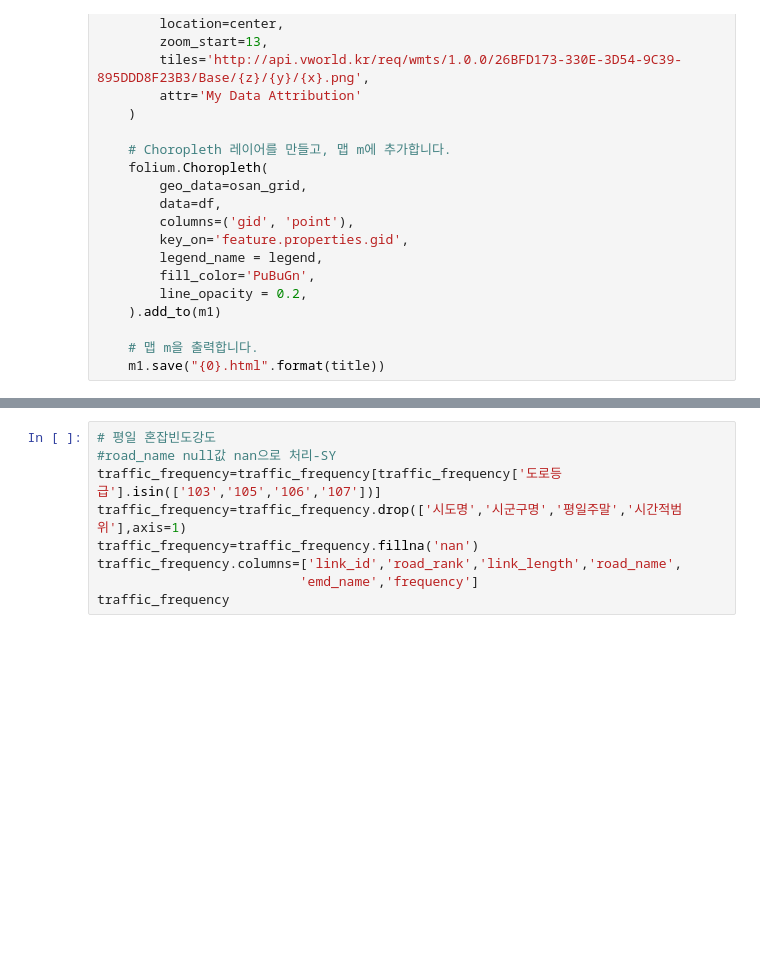
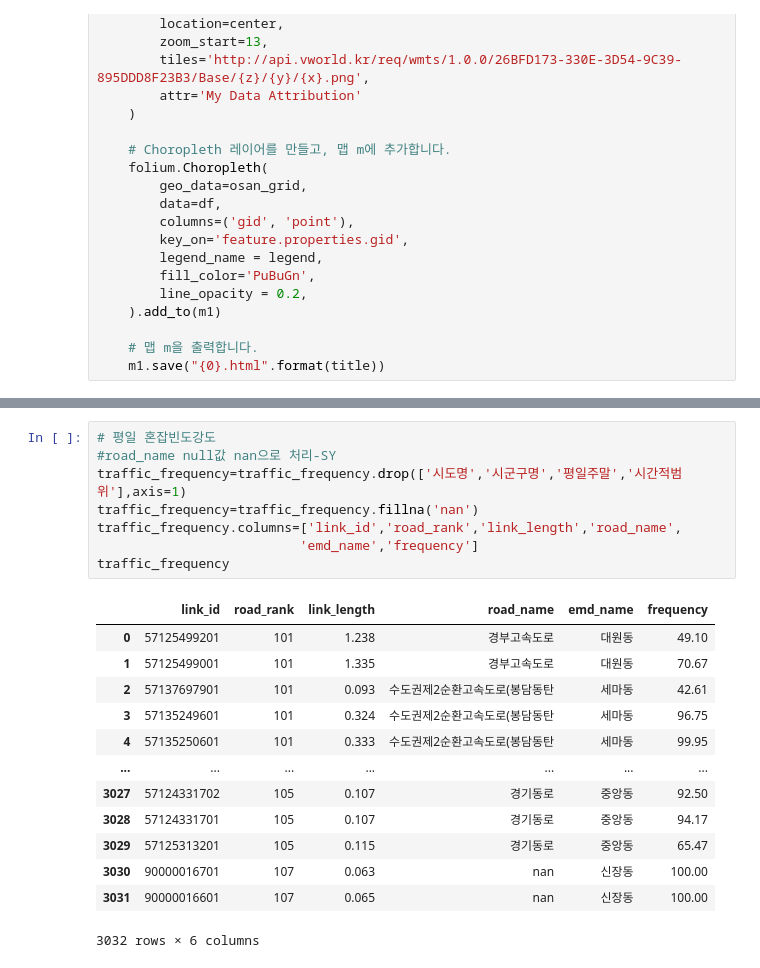
Before and after one commit to syjung98/OSAN_Predict_Accident, a Jupyter notebook: Osan_data_preprocessing.ipynb, the cells around one changed output, grey strips where cells are left out. Saved outputs shown, nothing was run; the diff lists cells and outputs as text; blank space fills up the shorter version.

```diff
--- a/Osan_data_preprocessing.ipynb
+++ b/Osan_data_preprocessing.ipynb
@@ -267,12 +538,25 @@ traffic
 # %%
 # 평일 혼잡빈도강도
 #road_name null값 nan으로 처리-SY
-traffic_frequency=traffic_frequency[traffic_frequency['도로등급'].isin(['103','105','106','107'])]
 traffic_frequency=traffic_frequency.drop(['시도명','시군구명','평일주말','시간적범위'],axis=1)
 traffic_frequency=traffic_frequency.fillna('nan')
 traffic_frequency.columns=['link_id','road_rank','link_length','road_name',
                           'emd_name','frequency']
 traffic_frequency
+# %% [output]
+|  | link_id | road_rank | link_length | road_name | emd_name | frequency |
+| 0 | 57125499201 | 101 | 1.238 | 경부고속도로 | 대원동 | 49.10 |
+| 1 | 57125499001 | 101 | 1.335 | 경부고속도로 | 대원동 | 70.67 |
+| 2 | 57137697901 | 101 | 0.093 | 수도권제2순환고속도로(봉담동탄 | 세마동 | 42.61 |
+| 3 | 57135249601 | 101 | 0.324 | 수도권제2순환고속도로(봉담동탄 | 세마동 | 96.75 |
+| 4 | 57135250601 | 101 | 0.333 | 수도권제2순환고속도로(봉담동탄 | 세마동 | 99.95 |
+| ... | ... | ... | ... | ... | ... | ... |
+| 3027 | 57124331702 | 105 | 0.107 | 경기동로 | 중앙동 | 92.50 |
+| 3028 | 57124331701 | 105 | 0.107 | 경기동로 | 중앙동 | 94.17 |
+| 3029 | 57125313201 | 105 | 0.115 | 경기동로 | 중앙동 | 65.47 |
+| 3030 | 90000016701 | 107 | 0.063 | nan | 신장동 | 100.00 |
+| 3031 | 90000016601 | 107 | 0.065 | nan | 신장동 | 100.00 |
+3032 rows × 6 columns
 # %%
 #평일 혼잡시간강도
 #road_name null값 nan으로 처리-SY
```
Also changed, not shown: parts of 32 cells of this notebook.
